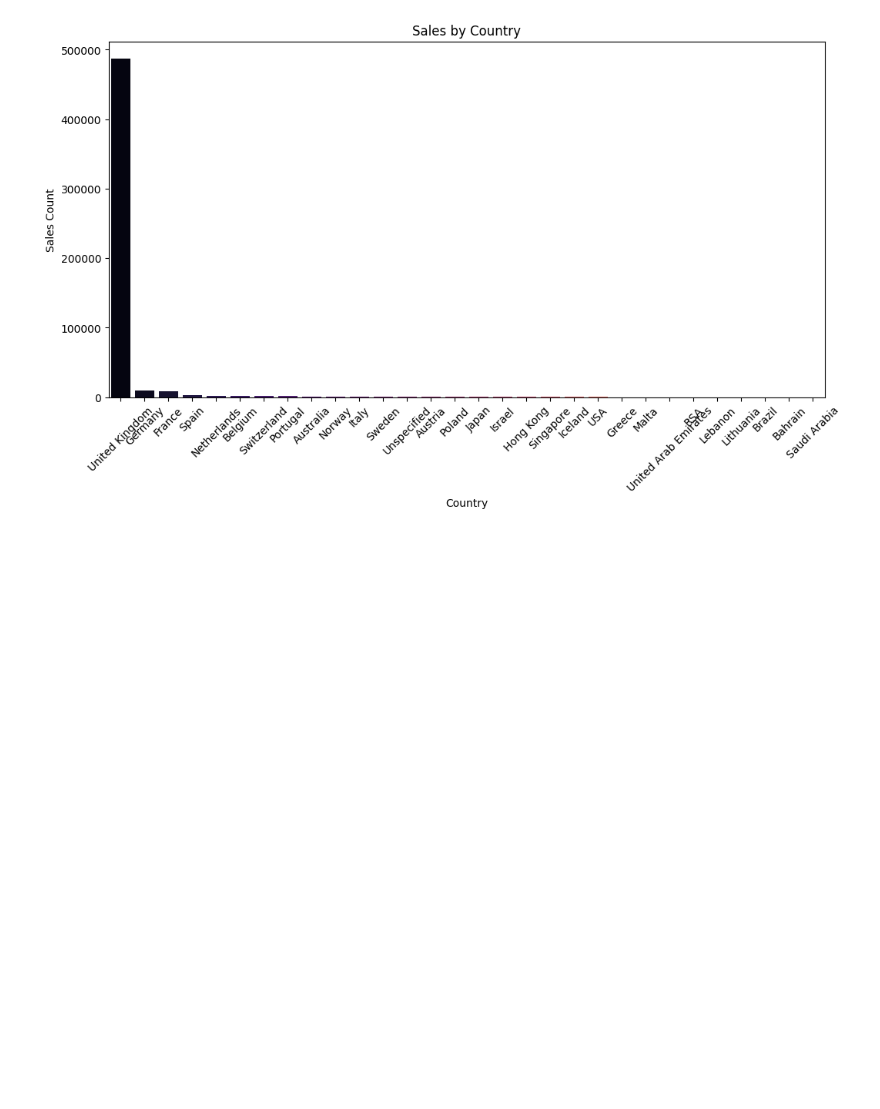
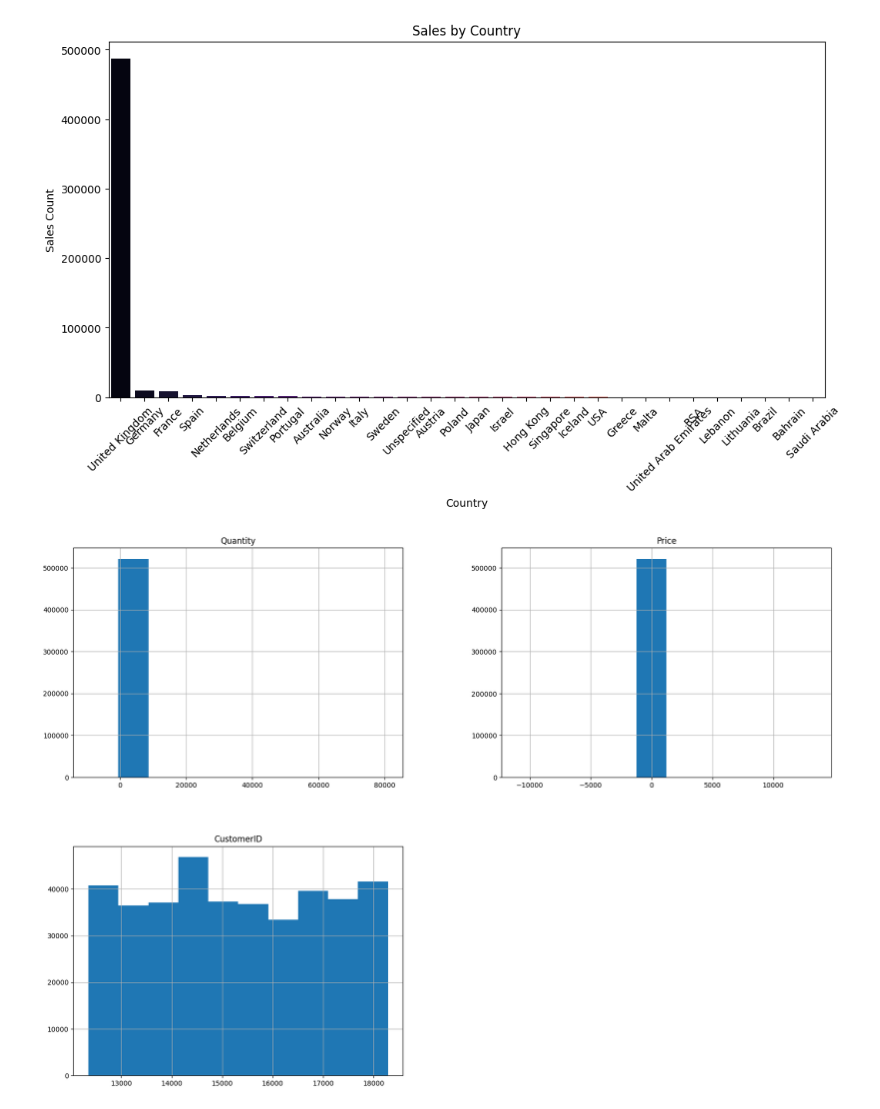
Before and after one commit to faten015/Data-Analysis-Project, a Jupyter notebook: Market Basket Analysis/Market_Basket_Analysis.ipynb, the cells around one changed output. Drawn from its saved outputs; the diff is of its cells as text; code cells hidden in the pictures; blank space fills up the shorter version.

```diff
--- a/Market Basket Analysis/Market_Basket_Analysis.ipynb
+++ b/Market Basket Analysis/Market_Basket_Analysis.ipynb
@@ -217,24 +242,3 @@ rules = association_rules(frequent_itemsets, metric="lift", min_threshold=1)
 
 # Display the results
 print(rules.sort_values('confidence', ascending=False))
-# %%
-import pandas as pd
-
-# Try different delimiters
-try:
-    data = pd.read_csv('/content/Assignment-1_Data.csv', delimiter=',')  # Default is comma
-except pd.errors.ParserError:
-    try:
-        data = pd.read_csv('/content/Assignment-1_Data.csv', delimiter=';')  # Try semicolon
-    except pd.errors.ParserError:
-        try:
-            data = pd.read_csv('/content/Assignment-1_Data.csv', delimiter='\t')  # Try tab
-        except pd.errors.ParserError:
-            # If none of the above work, it might be due to inconsistent data within fields
-            # You can try using the 'error_bad_lines=False' to skip problematic lines:
-            data = pd.read_csv('/content/Assignment-1_Data.csv', error_bad_lines=False)
-            print("Warning: Skipped lines with errors. Check your CSV file for inconsistencies.")
-
-# Print some info to check if the data loaded correctly
-print(data.head())  # Print first 5 rows
-print(data.info())  # Print data types and non-null counts
@@ -297,3 +285,8 @@ Passing `palette` without assigning `hue` is deprecated and will be removed in v
 
   sns.barplot(x=country_sales.index, y=country_sales.values, palette='magma')
 [figure]
+# %%
+data.hist(figsize=(20,14))
+plt.show()
+# %% [output]
+[figure, added]
```
Also changed, not shown: parts of 13 cells of this notebook, 1 other file.
